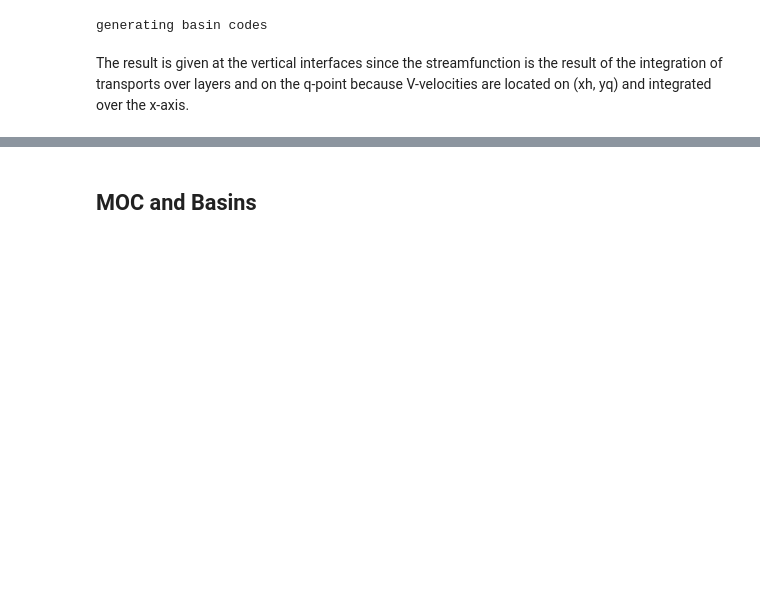
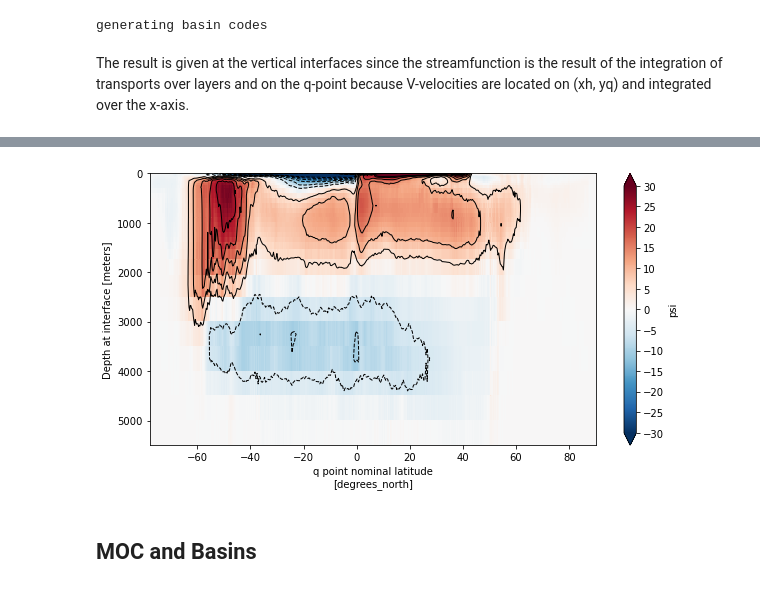
Before and after one commit to MOM6-community/MOM6-AnalysisCookbook, a Jupyter notebook: docs/notebooks/Overturning.ipynb, the cells around one changed output, grey strips where cells are left out. Cells and saved outputs as stored; diff of their text form; code cells hidden in the pictures; blank space fills up the shorter version.

```diff
--- a/docs/notebooks/Overturning.ipynb
+++ b/docs/notebooks/Overturning.ipynb
@@ -67,3 +58,12 @@ moc.sel(time='2003-01').plot(vmin=-50,vmax=50, yincrease=False, cmap='bwr')
+# %%
+fig, ax = plt.subplots(figsize=(10,5))
+moc_mean.plot(ax=ax, yincrease=False,vmin=-30,vmax=30,cmap='RdBu_r',cbar_kwargs={'ticks': np.arange(-30,35,5)})
+moc_mean.plot.contour(ax=ax, yincrease=False, levels=np.concatenate([np.arange(-30,0,5),np.arange(5,35,5)]),
+                      colors='k', linewidths=1)
+ax.set_ylim([5500,0])
+plt.show()
+# %% [output]
+[figure, added]
 # %% [markdown]
 ## MOC and Basins
 # %% [markdown]
```
Also changed, not shown: parts of 110 cells of this notebook.
